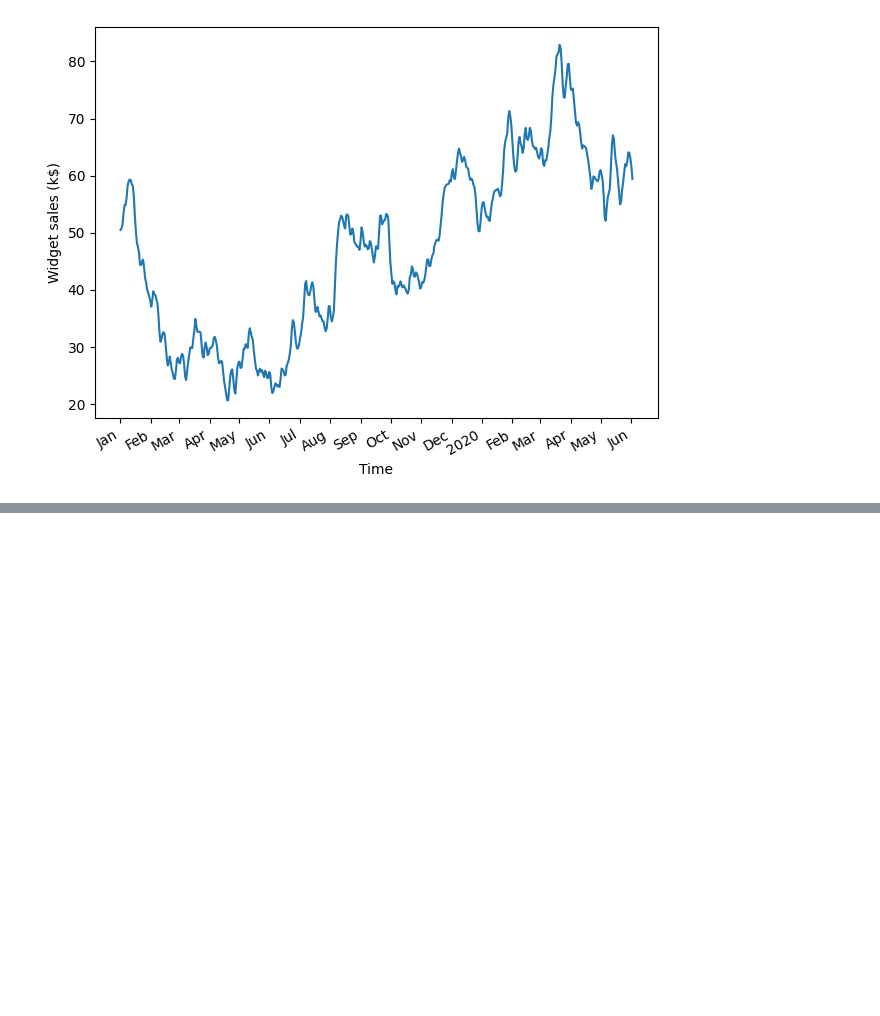
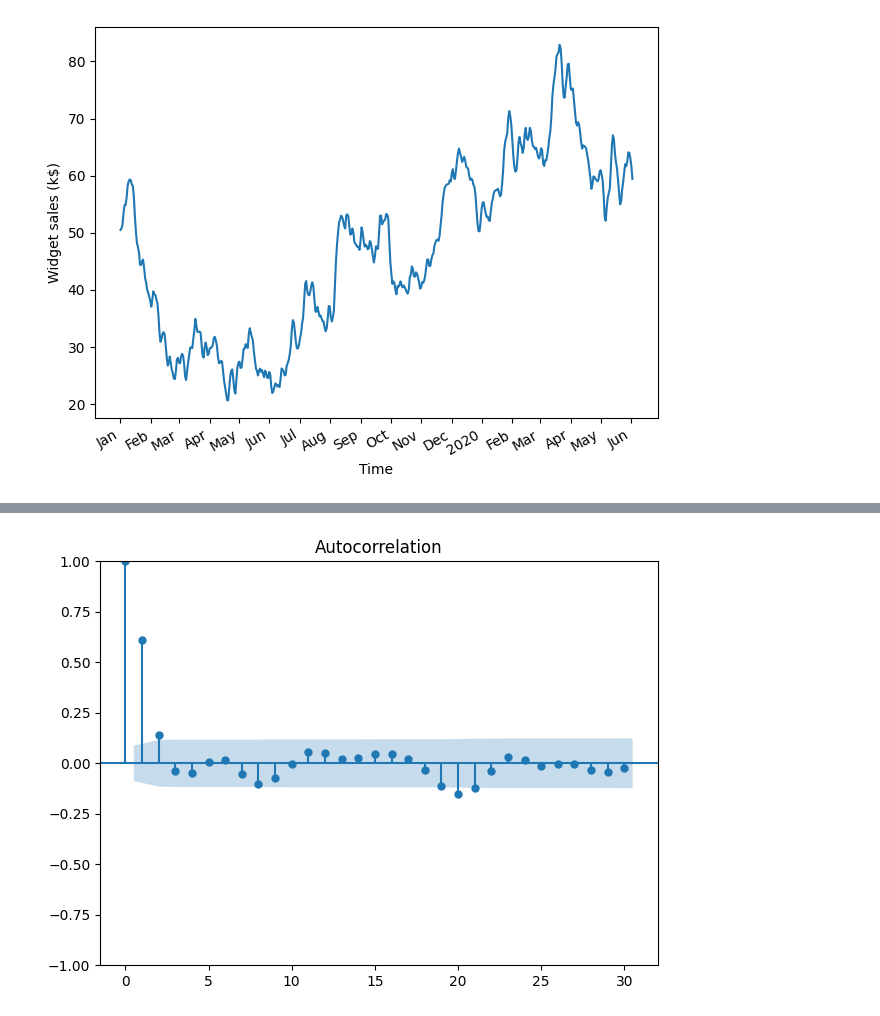
Before and after one commit to luiscxz/Series-Temporales, a Jupyter notebook: Cap4-Modelando un proceso de media móvil.ipynb, the cells around one changed output, grey strips where cells are left out. Saved outputs shown, nothing was run; the diff lists cells and outputs as text; code cells hidden in the pictures; blank space fills up the shorter version.

```diff
--- a/Cap4-Modelando un proceso de media móvil.ipynb
+++ b/Cap4-Modelando un proceso de media móvil.ipynb
@@ -57,0 +104,6 @@ plt.tight_layout()
+# %%
+from statsmodels.graphics.tsaplots import plot_acf
+plot_acf(widget_sales_diff, lags=30);
+plt.tight_layout()
+# %% [output]
+[figure, added]
```
Also changed, not shown: parts of 31 cells of this notebook.
